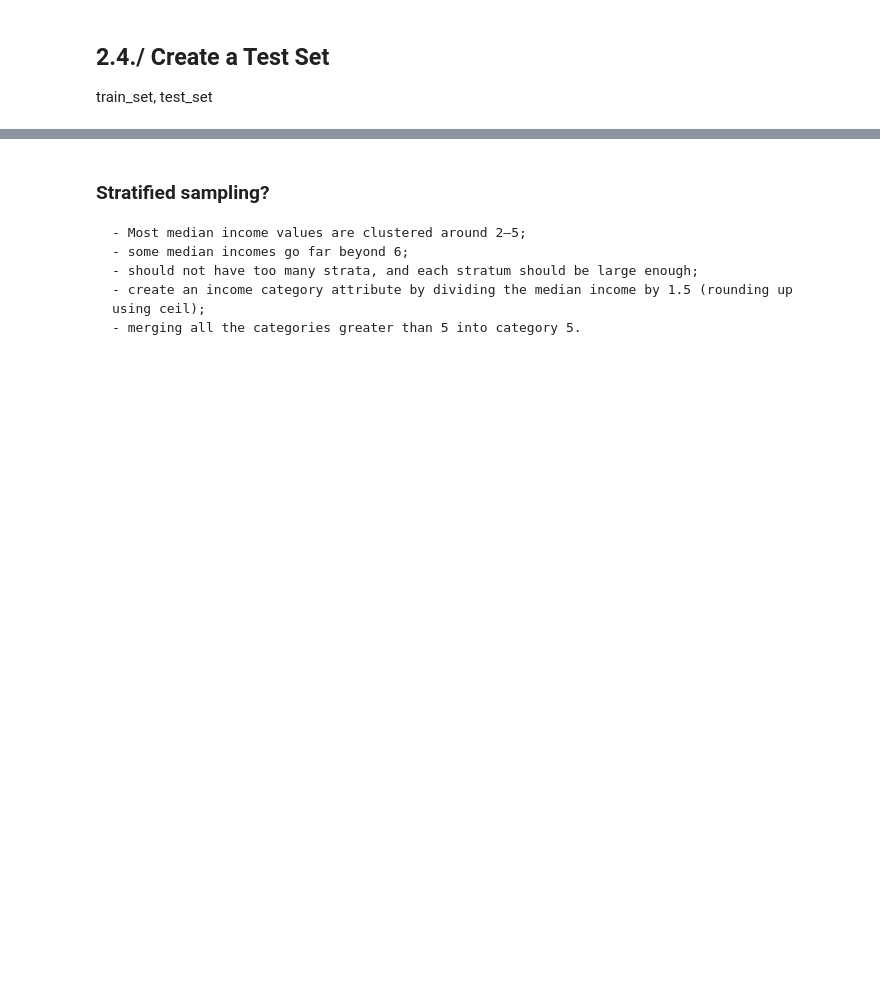
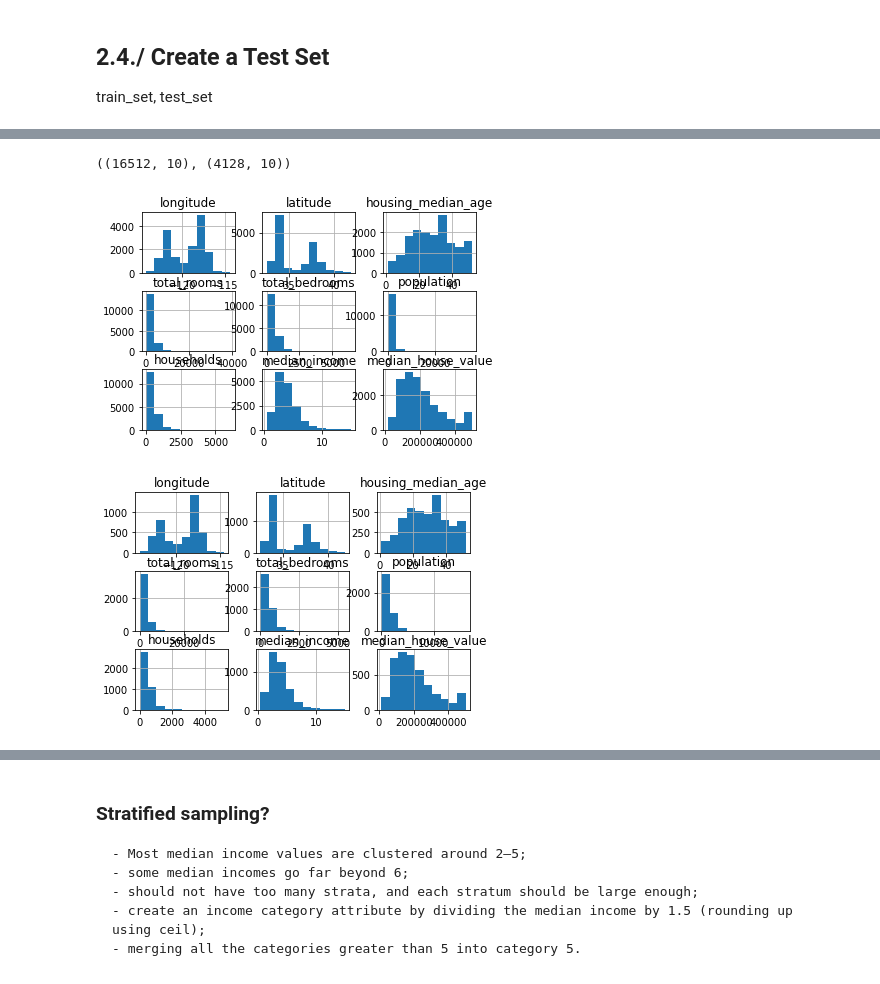
Before and after one commit to codingpanda19/mlgeo, a Jupyter notebook: 03_ml_project/mlgeo_03_full_project_development.ipynb, the cells around one changed output, grey strips where cells are left out. Drawn from its saved outputs; the diff is of its cells as text; code cells hidden in the pictures; blank space fills up the shorter version.

```diff
--- a/03_ml_project/mlgeo_03_full_project_development.ipynb
+++ b/03_ml_project/mlgeo_03_full_project_development.ipynb
@@ -90,0 +179,2 @@ pass
+# %%
+data.drop("ocean_proximity", inplace=True, axis=1)
@@ -99,0 +234,5 @@ pass
+# %%
+from sklearn.model_selection import train_test_split
+train_set, test_set = train_test_split(data, test_size=0.2, random_state=42)
+train_set, test_set
+# check the df
@@ -100,3 +257,11 @@ pass
+# %%
+train_set.shape, test_set.shape
+# %% [output]
+((16512, 10), (4128, 10))
 # %%
-# Check the histogram  of both train and test sets
+train_set.hist()
+test_set.hist()# Check the histogram  of both train and test sets
 pass
+# %% [output]
+[figure, added]
+[figure, added]
```
Also changed, not shown: parts of 51 cells of this notebook, 3 other files.
